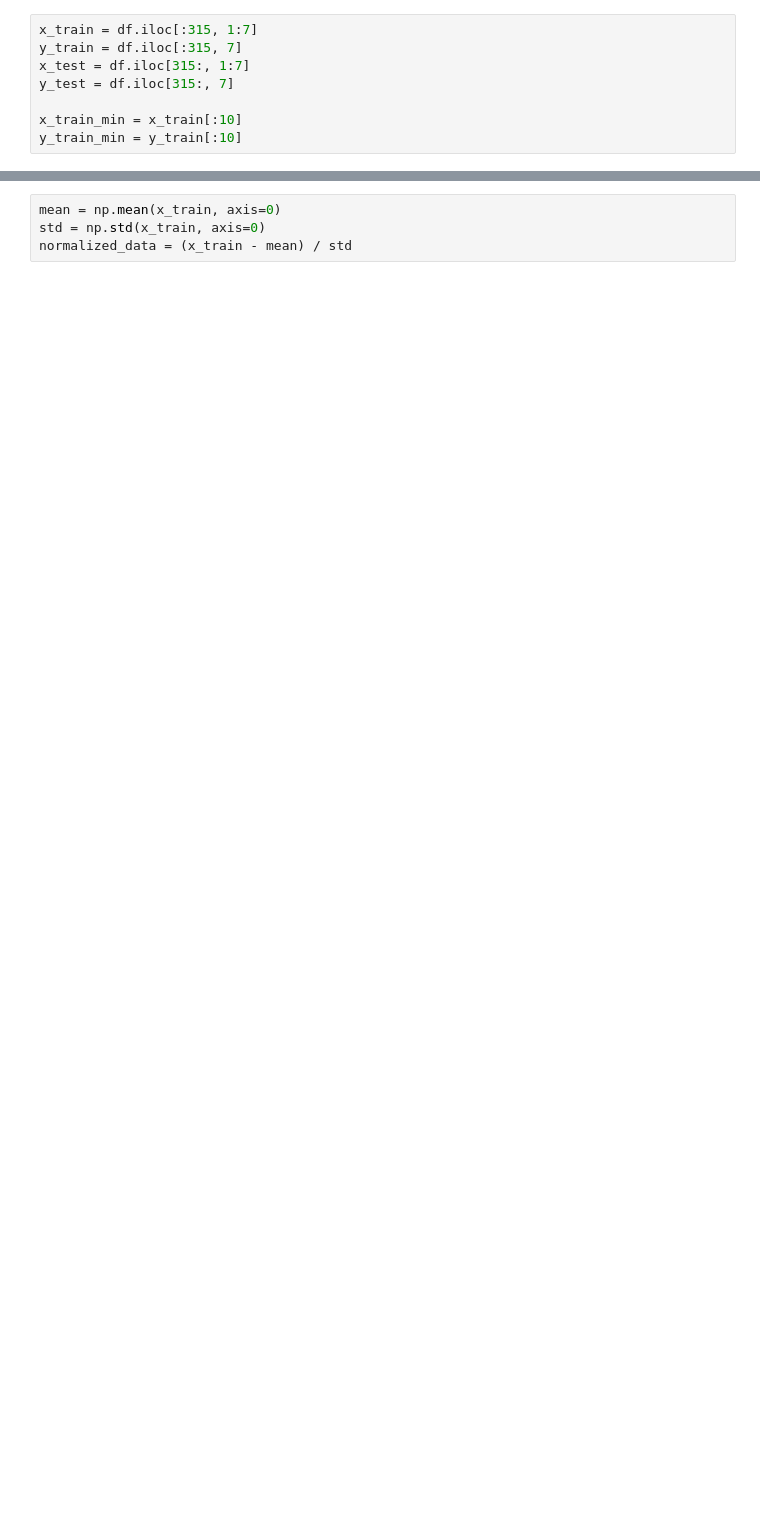
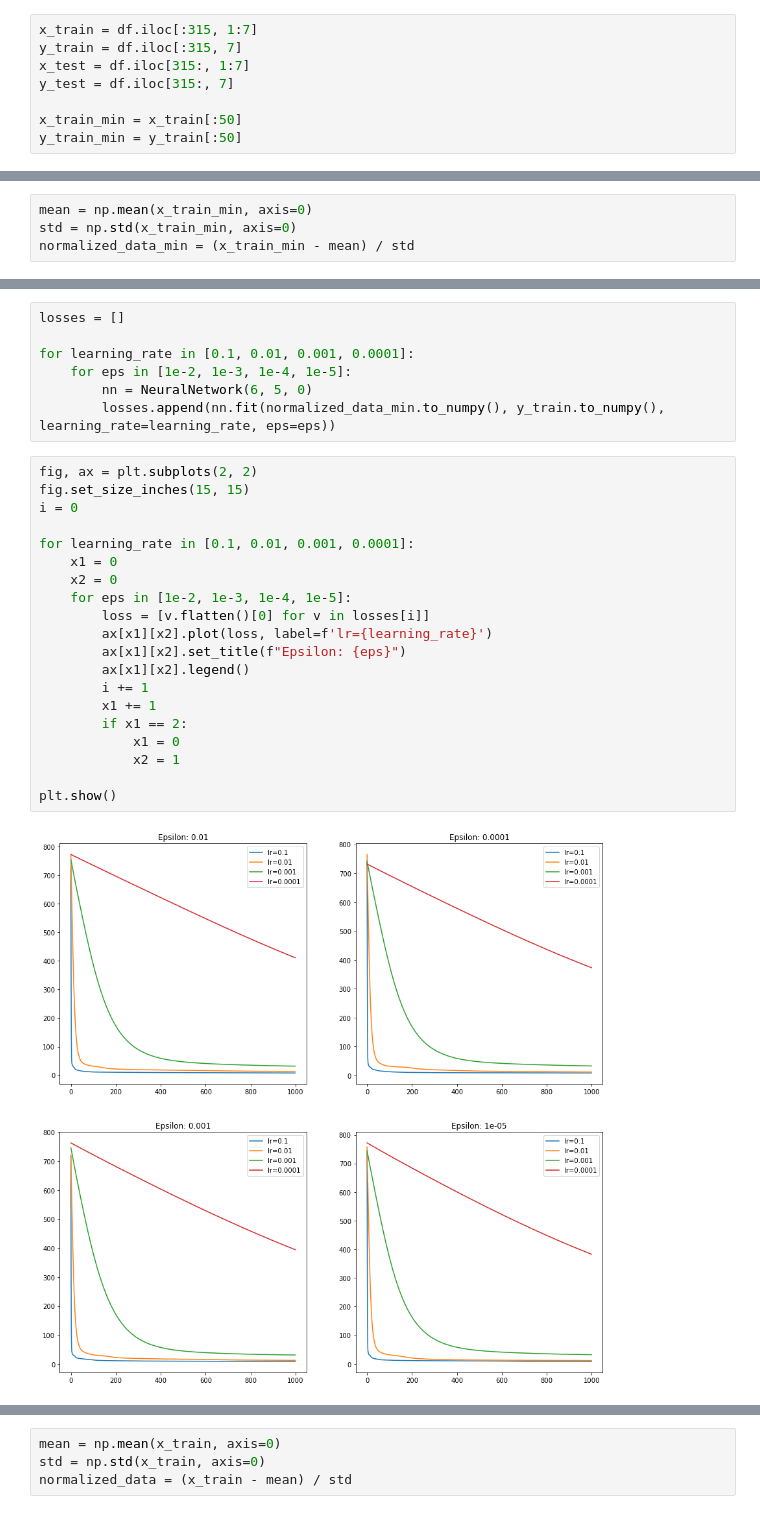
Before and after one commit to T1Pyscientist/tp2_metodos, a Jupyter notebook: NeuralNetwork.ipynb, the cells around one changed output, grey strips where cells are left out. Saved outputs shown, nothing was run; the diff lists cells and outputs as text; blank space fills up the shorter version.

```diff
--- a/NeuralNetwork.ipynb
+++ b/NeuralNetwork.ipynb
@@ -167,5 +177,5 @@ y_train = df.iloc[:315, 7]
 x_test = df.iloc[315:, 1:7]
 y_test = df.iloc[315:, 7]
 
-x_train_min = x_train[:10]
-y_train_min = y_train[:10]
+x_train_min = x_train[:50]
+y_train_min = y_train[:50]
@@ -171,0 +184,4 @@ y_train_min = y_train[:10]
+# %%
+mean = np.mean(x_train_min, axis=0)
+std = np.std(x_train_min, axis=0)
+normalized_data_min = (x_train_min - mean) / std
@@ -171,0 +190,29 @@ y_train_min = y_train[:10]
+# %%
+losses = []
+
+for learning_rate in [0.1, 0.01, 0.001, 0.0001]:
+    for eps in [1e-2, 1e-3, 1e-4, 1e-5]:
+        nn = NeuralNetwork(6, 5, 0)
+        losses.append(nn.fit(normalized_data_min.to_numpy(), y_train.to_numpy(), learning_rate=learning_rate, eps=eps))
+# %%
+fig, ax = plt.subplots(2, 2)
+fig.set_size_inches(15, 15)
+i = 0
+
+for learning_rate in [0.1, 0.01, 0.001, 0.0001]:
+    x1 = 0
+    x2 = 0
+    for eps in [1e-2, 1e-3, 1e-4, 1e-5]:
+        loss = [v.flatten()[0] for v in losses[i]]
+        ax[x1][x2].plot(loss, label=f'lr={learning_rate}')
+        ax[x1][x2].set_title(f"Epsilon: {eps}")
+        ax[x1][x2].legend()
+        i += 1
+        x1 += 1
+        if x1 == 2:
+            x1 = 0
+            x2 = 1
+
+plt.show()
+# %% [output]
+[figure, added]
```
Also changed, not shown: parts of 19 cells of this notebook.
